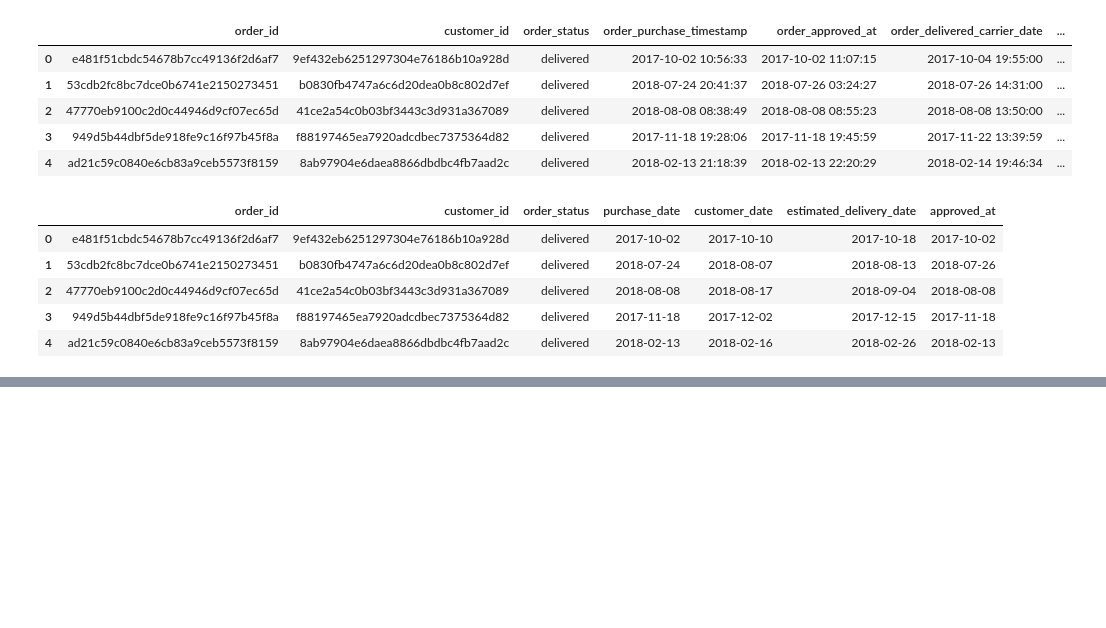
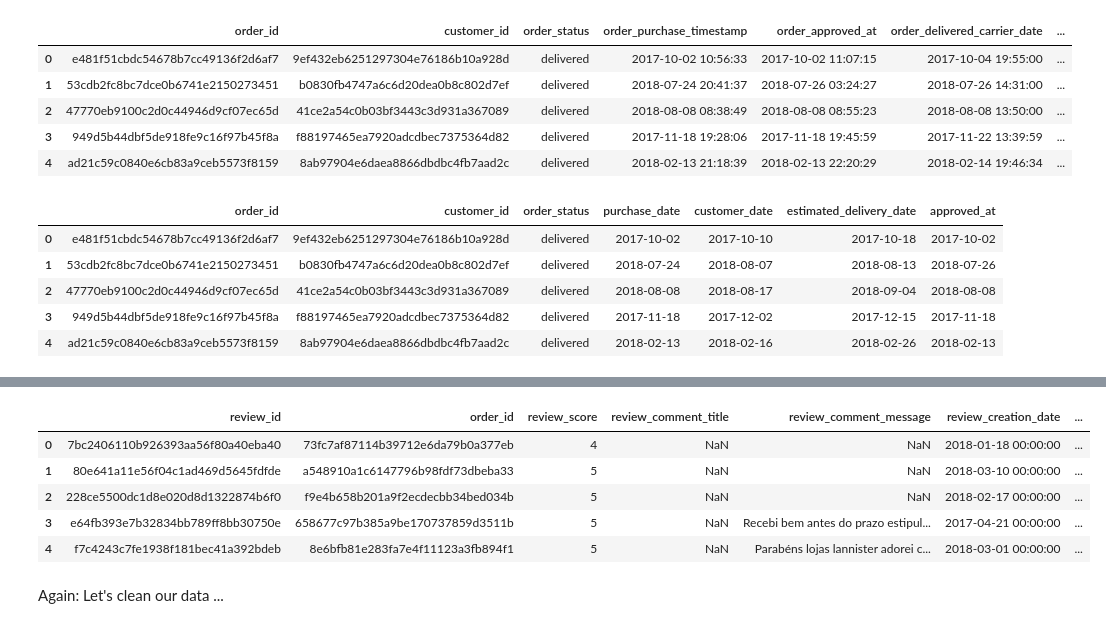
Before and after one commit to Hummelt/Olist-E-Commerce, a Jupyter notebook: order_analysis_II.ipynb, the cells around one changed output, grey strips where cells are left out. Cells and saved outputs as stored; diff of their text form; code cells hidden in the pictures; blank space fills up the shorter version.

```diff
--- a/order_analysis_II.ipynb
+++ b/order_analysis_II.ipynb
@@ -5,10 +8,15 @@ import matplotlib.pyplot as plt
 from sklearn.linear_model import LinearRegression
 from sklearn.model_selection import train_test_split
 from sklearn.metrics import r2_score, mean_squared_error
-import seaborn as sn
+import seaborn as sns
 from datetime import datetime
 %matplotlib inline
 df=pd.read_csv(".\olist_orders_dataset.csv")
+df_seller=pd.read_csv(".\olist_sellers_dataset.csv")
+df_products=pd.read_csv(".\olist_products_dataset.csv")
+df_customer=pd.read_csv(".\olist_customers_dataset.csv")
+df_reviews=pd.read_csv(".\olist_order_reviews_dataset.csv")
+df_prodcat=pd.read_csv(".\product_category_name_translation.csv")
 df.head()
 # %% [output]
 |  | order_id | customer_id | order_status | order_purchase_timestamp | order_approved_at | order_delivered_carrier_date | ... |
@@ -108,0 +194,11 @@ memory usage: 5.3+ MB
+# %%
+df_reviews.head() #I would need to translate that... But maybe orders that are processed/ delivered faster get higher review scores?! And how long after the delivery do people leave their rating? Check!
+# %% [output]
+|  | review_id | order_id | review_score | review_comment_title | review_comment_message | review_creation_date | ... |
+| 0 | 7bc2406110b926393aa56f80a40eba40 | 73fc7af87114b39712e6da79b0a377eb | 4 | NaN | NaN | 2018-01-18 00:00:00 | ... |
+| 1 | 80e641a11e56f04c1ad469d5645fdfde | a548910a1c6147796b98fdf73dbeba33 | 5 | NaN | NaN | 2018-03-10 00:00:00 | ... |
+| 2 | 228ce5500dc1d8e020d8d1322874b6f0 | f9e4b658b201a9f2ecdecbb34bed034b | 5 | NaN | NaN | 2018-02-17 00:00:00 | ... |
+| 3 | e64fb393e7b32834bb789ff8bb30750e | 658677c97b385a9be170737859d3511b | 5 | NaN | Recebi bem antes do prazo estipul... | 2017-04-21 00:00:00 | ... |
+| 4 | f7c4243c7fe1938f181bec41a392bdeb | 8e6bfb81e283fa7e4f11123a3fb894f1 | 5 | NaN | Parabéns lojas lannister adorei c... | 2018-03-01 00:00:00 | ... |
+# %% [markdown]
+Again: Let's clean our data ...
```
Also changed, not shown: parts of 20 cells of this notebook.
